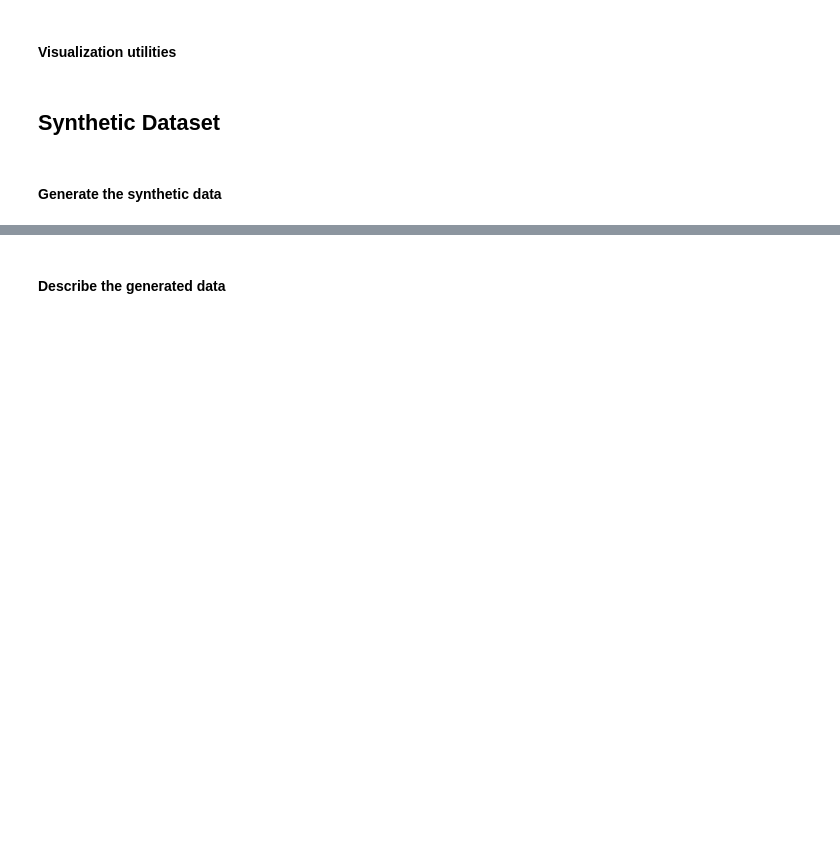
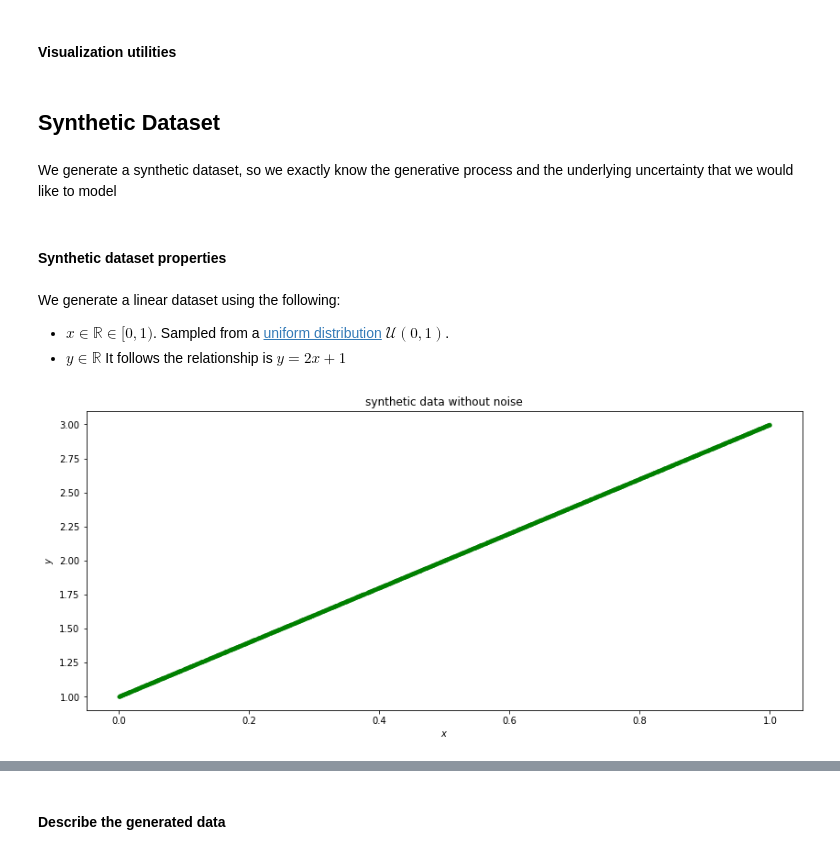
Before and after one commit to beeva/TEC_LAB-bayesian_probabilistic, a Jupyter notebook: bayesian_deep_learning/uncertainty_estimation/on-the-fly/pytorch/01-initial_validation/initial_validation.ipynb, the cells around one changed output, grey strips where cells are left out. Saved outputs shown, nothing was run; the diff lists cells and outputs as text; code cells hidden in the pictures; blank space fills up the shorter version.

```diff
--- a/bayesian_deep_learning/uncertainty_estimation/on-the-fly/pytorch/01-initial_validation/initial_validation.ipynb
+++ b/bayesian_deep_learning/uncertainty_estimation/on-the-fly/pytorch/01-initial_validation/initial_validation.ipynb
@@ -93,12 +77,13 @@ def data_preparation(x, y, n_validation=500):
 # %% [markdown]
 #### Visualization utilities
 # %%
-def plot_regression_dataset(x, y, y_1, title_txt):
+def plot_regression_dataset(x, y, y_1=None, title_txt='Generated synthetic data'):
     # Plot the data
     plt.figure(figsize=(14,6))
     plt.title(title_txt)
 
-    plt.plot(x, y_1, '.', alpha=0.2, color='black' )
+    if y_1 is not None:
+        plt.plot(x, y_1, '.', alpha=0.2, color='black' )
     plt.plot(x, y, '.', alpha=0.2, color='green' )
 
     plt.xlabel(r'$x$');
@@ -120,5 +105,12 @@ def plot_regression_uncertainty(x_val, y_val, y_pred, sigma_pred):
     plt.legend([r'Original data', 'Predicted sigma in predictions', 'Real sigma in predictions'], loc='upper left', );
 # %% [markdown]
 ## Synthetic Dataset
-# %% [markdown]
-#### Generate the synthetic data
+# %% [markdown]
+We generate a synthetic dataset, so we exactly know the generative process and the underlying uncertainty that we would like to model
+# %% [markdown]
+#### Synthetic dataset properties
+# %% [markdown]
+We generate a linear dataset using the following:
+
+* $x \in \mathbb{R} \in  [0,1)$.  Sampled from a [uniform distribution](https://en.wikipedia.org/wiki/Uniform_distribution_%28continuous%29) $\mathcal{U}(0,1)$.
+* $y \in \mathbb{R} $ It follows the relationship is $y = 2x+1$
@@ -124,0 +122,5 @@ def plot_regression_uncertainty(x_val, y_val, y_pred, sigma_pred):
+# %%
+# plot the data without noise
+plot_regression_dataset(x, y_1, None, 'synthetic data without noise')
+# %% [output]
+[figure, added]
```
Also changed, not shown: parts of 25 cells of this notebook.
